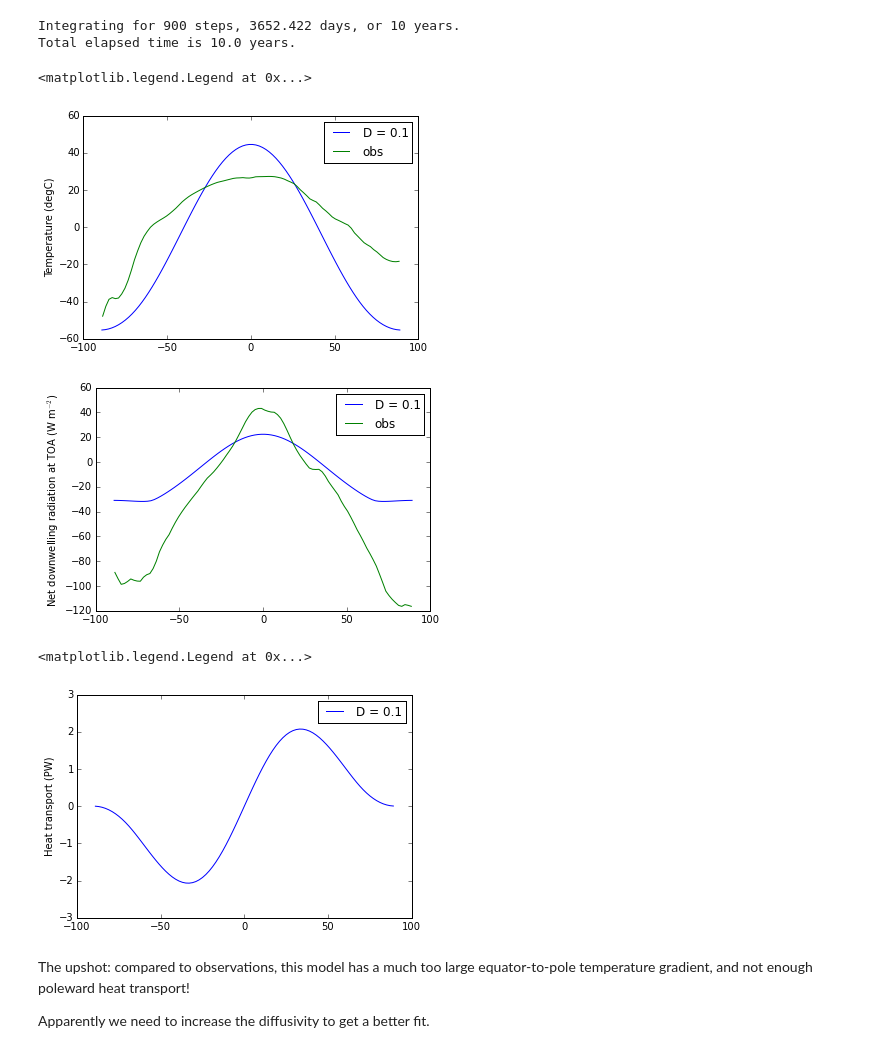
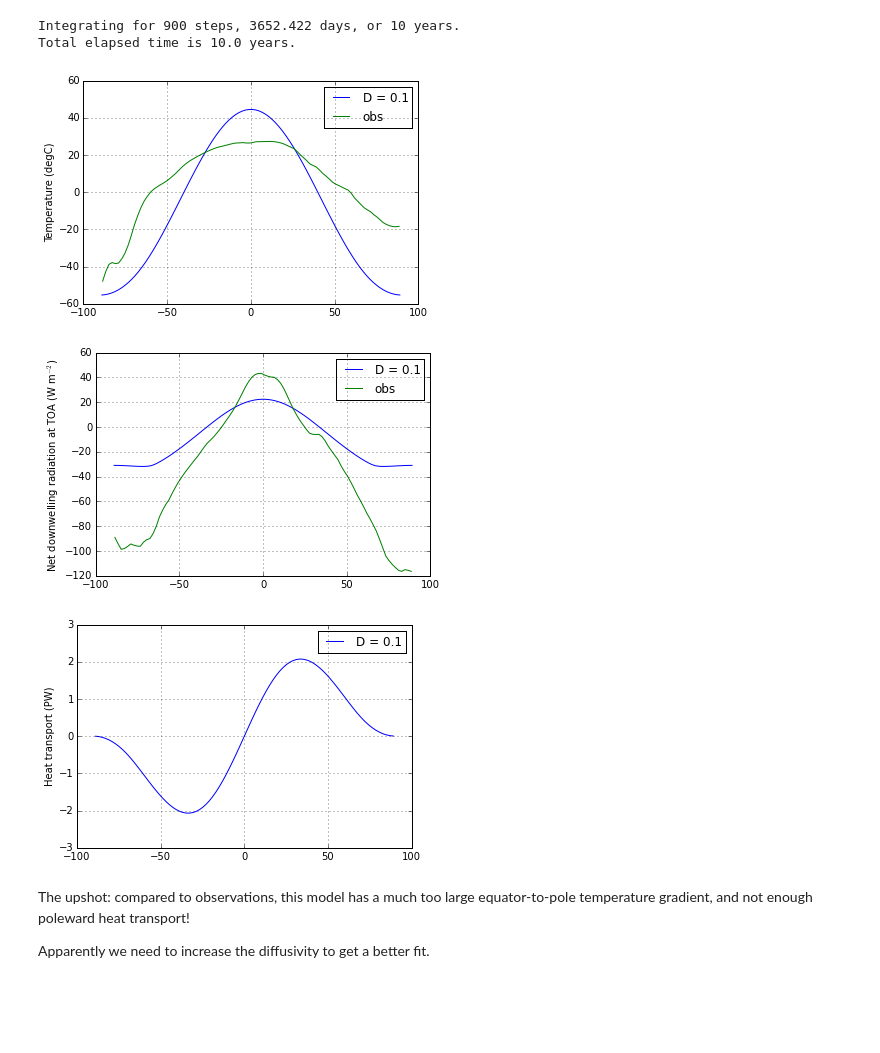
Before and after one commit to brian-rose/ClimateModeling_courseware, a Jupyter notebook: Lectures/Lecture14 -- Diffusive energy balance model.ipynb, the cells around one changed output. Cells and saved outputs as stored; diff of their text form; code cells hidden in the pictures; blank space fills up the shorter version.

```diff
--- a/Lectures/Lecture14 -- Diffusive energy balance model.ipynb
+++ b/Lectures/Lecture14 -- Diffusive energy balance model.ipynb
@@ -500,21 +500,22 @@ Integrating for 900 steps, 3652.422 days, or 10 years.
 Total elapsed time is 10.0 years.
 # %%
 plt.figure()
-plt.plot(model.lat, model.state['Ts'], label=('D = %0.1f' %D))
+plt.plot(model.lat, model.Ts, label=('D = %0.1f' %D))
 plt.plot(lat_ncep, Ts_ncep_annual, label='obs')
 plt.ylabel('Temperature (degC)')
 plt.legend()
+plt.grid()
 
 plt.figure()
 energy_in = np.squeeze(model.diagnostics['ASR'] - model.diagnostics['OLR'])
 plt.plot(model.lat, energy_in, label=('D = %0.1f' %D))
 plt.plot(lat_ncep, ASR_ncep_annual - OLR_ncep_annual, label='obs')
 plt.ylabel('Net downwelling radiation at TOA (W m$^{-2}$)')
 plt.legend()
+plt.grid()
 # %% [output]
-<matplotlib.legend.Legend at 0x...>
-[figure, old version]
+[figure, new version]
-[figure, old version]
+[figure, new version]
 # %%
 def inferred_heat_transport( energy_in, lat_deg ):
     '''Returns the inferred heat transport (in PW) by integrating the net energy imbalance from pole to pole.'''
@@ -528,9 +529,9 @@ def inferred_heat_transport( energy_in, lat_deg ):
 plt.plot(model.lat, inferred_heat_transport(energy_in, model.lat), label=('D = %0.1f' %D))
 plt.ylabel('Heat transport (PW)')
 plt.legend()
+plt.grid()
 # %% [output]
-<matplotlib.legend.Legend at 0x...>
-[figure, old version]
+[figure, new version]
 # %% [markdown]
 The upshot: compared to observations, this model has a much too large equator-to-pole temperature gradient, and not enough poleward heat transport!
 
```
Also changed, not shown: parts of 5 cells of this notebook.
